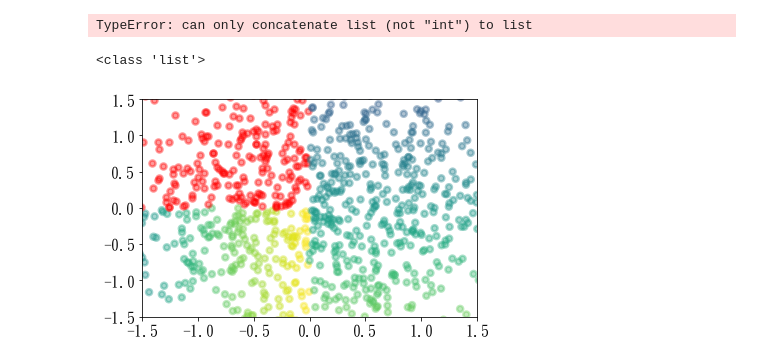
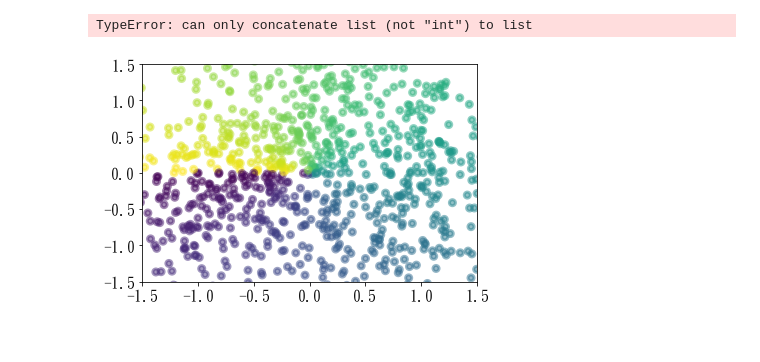
Before and after one commit to Jimmy-frog/ML100Days, a Jupyter notebook: homework/day_018_HW.ipynb, the cells around one changed output. Drawn from its saved outputs; the diff is of its cells as text; code cells hidden in the pictures.

```diff
--- a/homework/day_018_HW.ipynb
+++ b/homework/day_018_HW.ipynb
@@ -96,51 +96,21 @@ TypeError: can only concatenate list (not "int") to list
 # %%
 n = 1024
 X = np.random.normal(0,1,n)
 Y = np.random.normal(0,1,n)
-x_1 = []
-y_1 = []
-x_2 = []
-y_2 = []
-x_3 = []
-y_3 = []
 
-for i in range(len(X)):
-    if X[i]<0 and Y[i]<0:
-        x_1.append(X[i])
-        y_1.append(Y[i])
-    if X[i]<0 and Y[i]>0:
-        x_2.append(X[i])
-        y_2.append(Y[i])
-    if X[i]>0 :
-        x_3.append(X[i])
-        y_3.append(Y[i])
-
-
-
-
-# print(s)
-
-# x_1 = [i for i in X if i>=0]
-# y_1 = [i for i in Y if i>=0]
-# print(len(x_1),len(y_1))
-# '''
-# #作業
-
-# #方法不只有一種
-print(type(x_1))
-# '''
 #alpha點透明度;lineweight邊緣粗度;edgecolor邊緣顏色
 plt.xlim(-1.5,1.5)
 plt.ylim(-1.5,1.5)
-plt.scatter(x_1 ,y_1, alpha=0.4, linewidths=2.5, c=x_1, cmap='viridis')
-plt.scatter(x_2 ,y_2, alpha=0.4, linewidths=2.5, c="r" ,cmap='viridis')
-plt.scatter(x_3 ,y_3, alpha=0.4, linewidths=2.5, c=y_3,cmap='viridis_r')
+#選擇象限（即分支）
+T = np.arctan2(Y,X)
+
+plt.scatter(X ,Y, alpha=0.5,linewidths=3, c=T)
+
 
 # cm = plt.cm.get_cmap('RdYlBu')
 # sc = plt.scatter(X, Y, color =(0,221,95))
 # plt.scatter(X,Y, cmap=cm)
 
 plt.show()
 # %% [output]
-<class 'list'>
-[figure, old version]
+[figure, new version]
```
